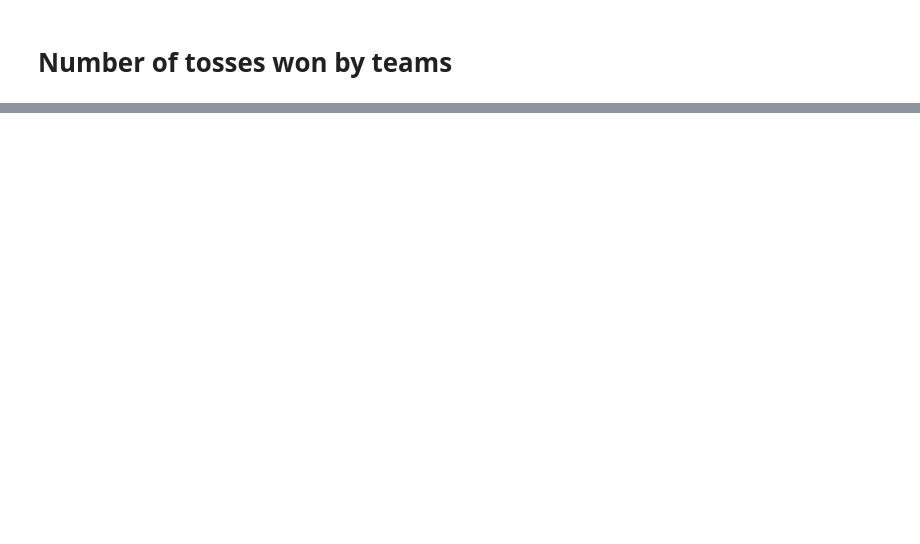
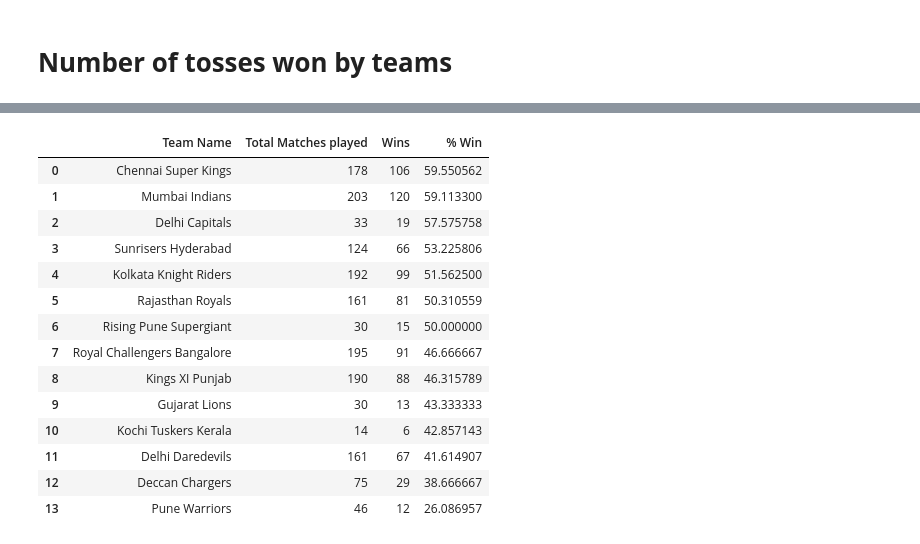
Before and after one commit to subhamyadav580/Data-Analysis-with-IPL-Dataset, a Jupyter notebook: IPL.ipynb, the cells around one changed output, grey strips where cells are left out. Cells and saved outputs as stored; diff of their text form; code cells hidden in the pictures; blank space fills up the shorter version.

```diff
--- a/IPL.ipynb
+++ b/IPL.ipynb
@@ -783,0 +796,5 @@ fig.show()
+# %%
+matches_played_byteams = pd.concat([matchData['team1'], matchData['team2']], axis=1)
+teams=(matches_played_byteams['team1'].value_counts()+matches_played_byteams['team2'].value_counts()).reset_index()
+teams.columns=['Team Name','Total Matches played']
+teams.sort_values(by=['Total Matches played'],ascending=False).reset_index().drop('index',axis=1).style.background_gradient(cmap='PuBu')
@@ -783,0 +817,6 @@ fig.show()
+# %%
+wins=pd.DataFrame(matchData['winner'].value_counts()).reset_index()
+wins.columns=['Team Name','Wins']
+wins.drop(wins.tail(1).index,
+        inplace = True)
+wins.style.background_gradient(cmap='PuBu')
@@ -783,0 +839,20 @@ fig.show()
+# %%
+played = teams.merge(wins, left_on='Team Name', right_on='Team Name', how='inner')
+played['% Win'] = (played['Wins']/played['Total Matches played'])*100
+played.sort_values(by=['% Win'],ascending=False).reset_index().drop('index',axis=1).style.background_gradient(cmap='PuBu',subset=['% Win'])
+# %% [output]
+|  | Team Name | Total Matches played | Wins | % Win |
+| 0 | Chennai Super Kings | 178 | 106 | 59.550562 |
+| 1 | Mumbai Indians | 203 | 120 | 59.113300 |
+| 2 | Delhi Capitals | 33 | 19 | 57.575758 |
+| 3 | Sunrisers Hyderabad | 124 | 66 | 53.225806 |
+| 4 | Kolkata Knight Riders | 192 | 99 | 51.562500 |
+| 5 | Rajasthan Royals | 161 | 81 | 50.310559 |
+| 6 | Rising Pune Supergiant | 30 | 15 | 50.000000 |
+| 7 | Royal Challengers Bangalore | 195 | 91 | 46.666667 |
+| 8 | Kings XI Punjab | 190 | 88 | 46.315789 |
+| 9 | Gujarat Lions | 30 | 13 | 43.333333 |
+| 10 | Kochi Tuskers Kerala | 14 | 6 | 42.857143 |
+| 11 | Delhi Daredevils | 161 | 67 | 41.614907 |
+| 12 | Deccan Chargers | 75 | 29 | 38.666667 |
+| 13 | Pune Warriors | 46 | 12 | 26.086957 |
```
Also changed, not shown: parts of 7 cells of this notebook.
